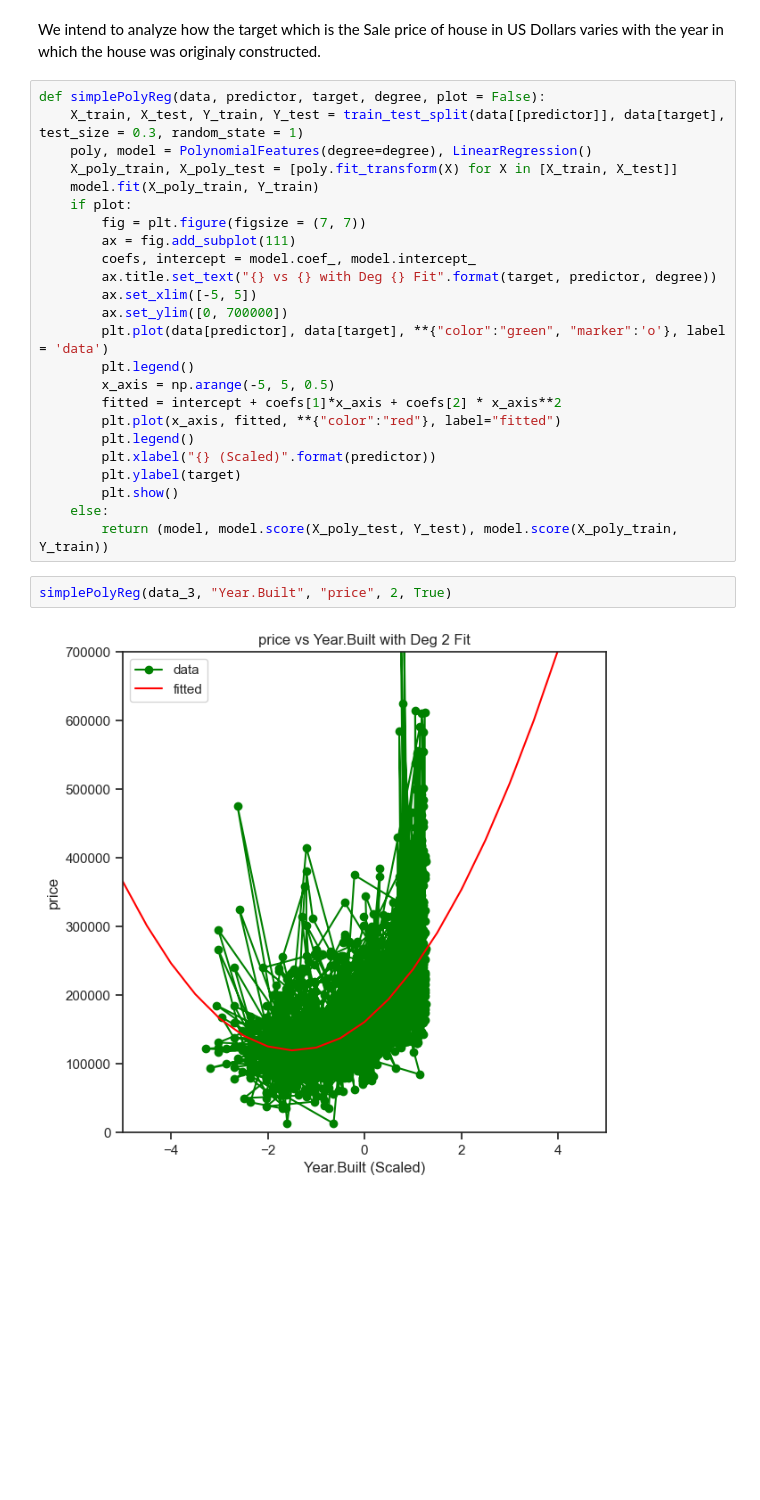
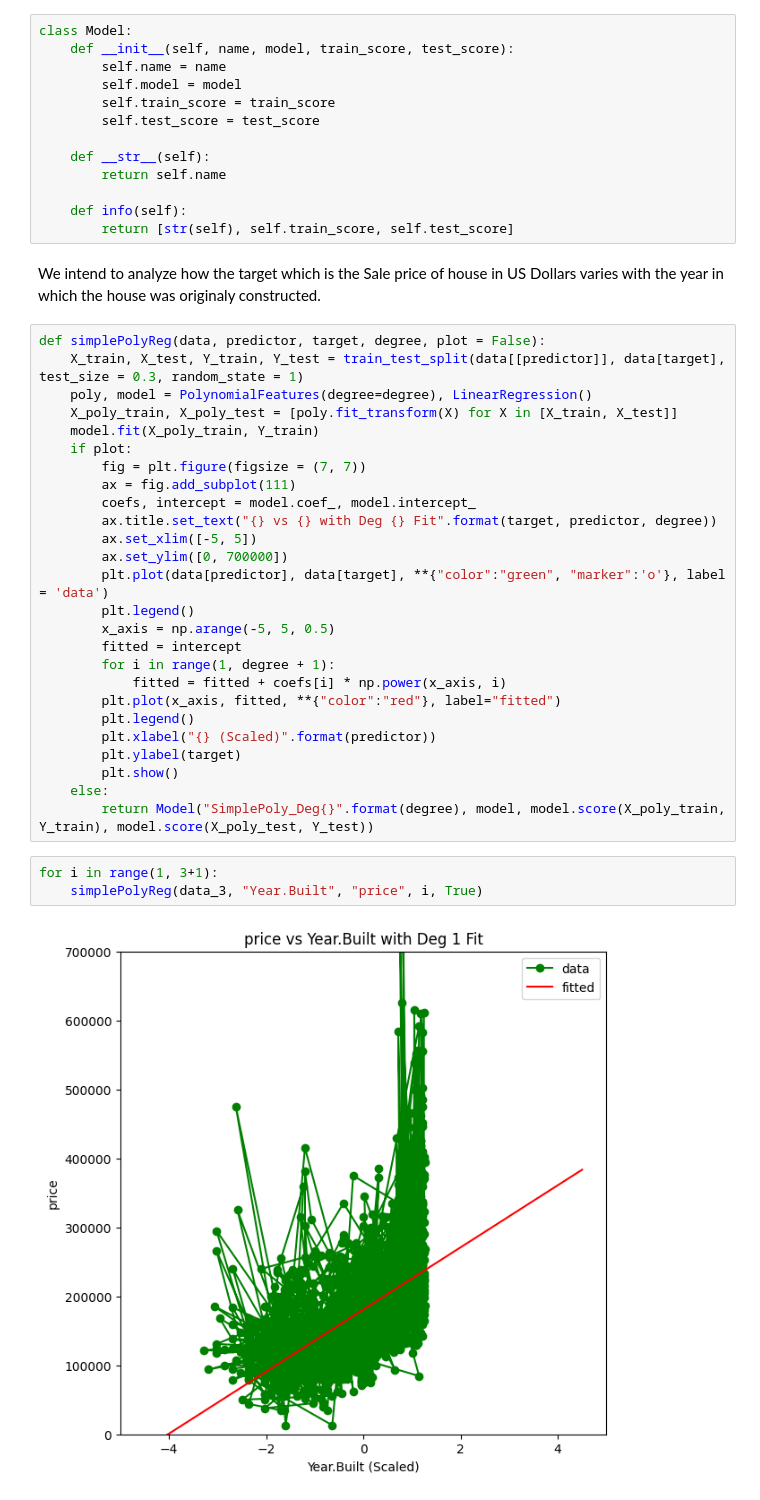
Before and after one commit to CategorIAN/CSCI550MP2, a Jupyter notebook: nb2.ipynb, the cells around one changed output. Saved outputs shown, nothing was run; the diff lists cells and outputs as text; blank space fills up the shorter version.

Commit message:
Created Model Class.

```diff
--- a/nb2.ipynb
+++ b/nb2.ipynb
@@ -380,6 +378,19 @@ NameError: name 'regression' is not defined
 It can be seen that principal component subset selection does not perform well in both the training and testing accuracy. This is because Dimension reduction does not consider the response variable. It assumes that the linear combination of predictors with high variance is probably going to be associated with the response. However, there is no reason for that to be the case and infact it might not be.
 # %% [markdown]
 # Developing a Model Based on the Year-Built Feature
+# %%
+class Model:
+    def __init__(self, name, model, train_score, test_score):
+        self.name = name
+        self.model = model
+        self.train_score = train_score
+        self.test_score = test_score
+
+    def __str__(self):
+        return self.name
+
+    def info(self):
+        return [str(self), self.train_score, self.test_score]
 # %% [markdown]
 We intend to analyze how the target which is the Sale price of house in US Dollars varies with the year in which the house was originaly constructed.
 # %%
@@ -398,15 +409,18 @@ def simplePolyReg(data, predictor, target, degree, plot = False):
         plt.plot(data[predictor], data[target], **{"color":"green", "marker":'o'}, label = 'data')
         plt.legend()
         x_axis = np.arange(-5, 5, 0.5)
-        fitted = intercept + coefs[1]*x_axis + coefs[2] * x_axis**2
+        fitted = intercept
+        for i in range(1, degree + 1):
+            fitted = fitted + coefs[i] * np.power(x_axis, i)
         plt.plot(x_axis, fitted, **{"color":"red"}, label="fitted")
         plt.legend()
         plt.xlabel("{} (Scaled)".format(predictor))
         plt.ylabel(target)
         plt.show()
     else:
-        return (model, model.score(X_poly_test, Y_test), model.score(X_poly_train, Y_train))
+        return Model("SimplePoly_Deg{}".format(degree), model, model.score(X_poly_train, Y_train), model.score(X_poly_test, Y_test))
 # %%
-simplePolyReg(data_3, "Year.Built", "price", 2, True)
+for i in range(1, 3+1):
+    simplePolyReg(data_3, "Year.Built", "price", i, True)
 # %% [output]
-[figure, old version]
+[figure, new version]
```
Also changed, not shown: parts of 11 cells of this notebook, 1 other file.
